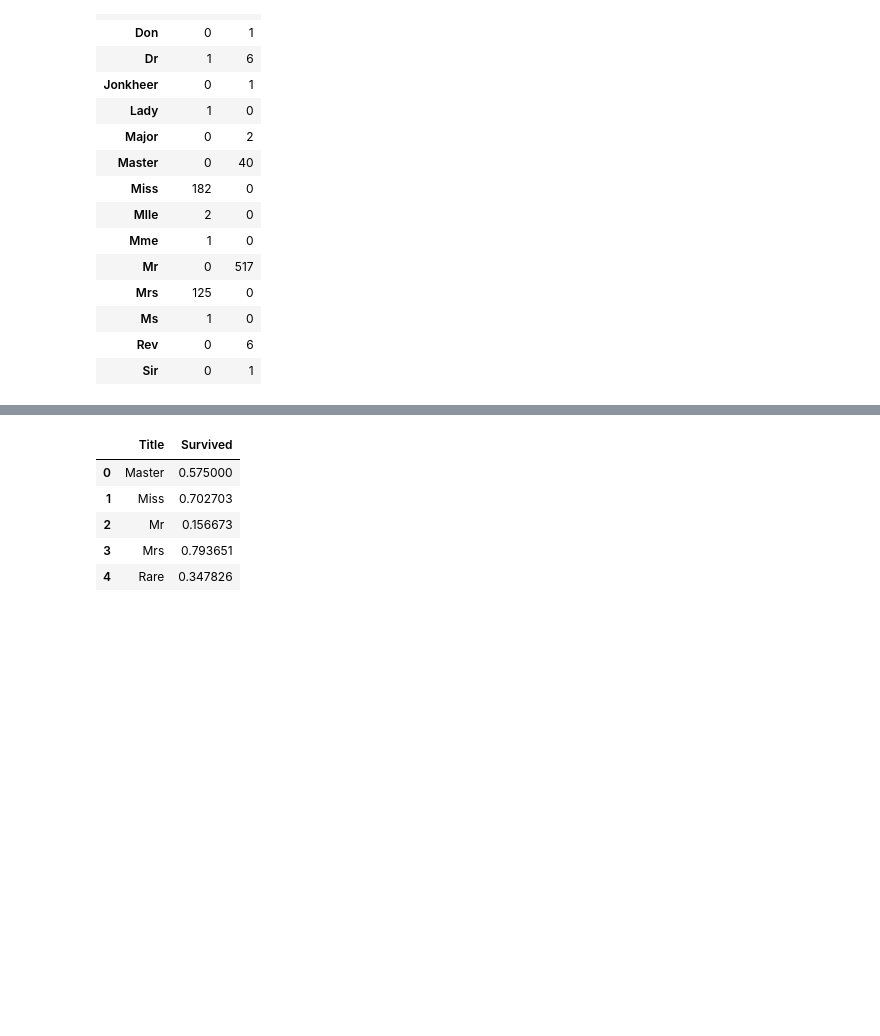
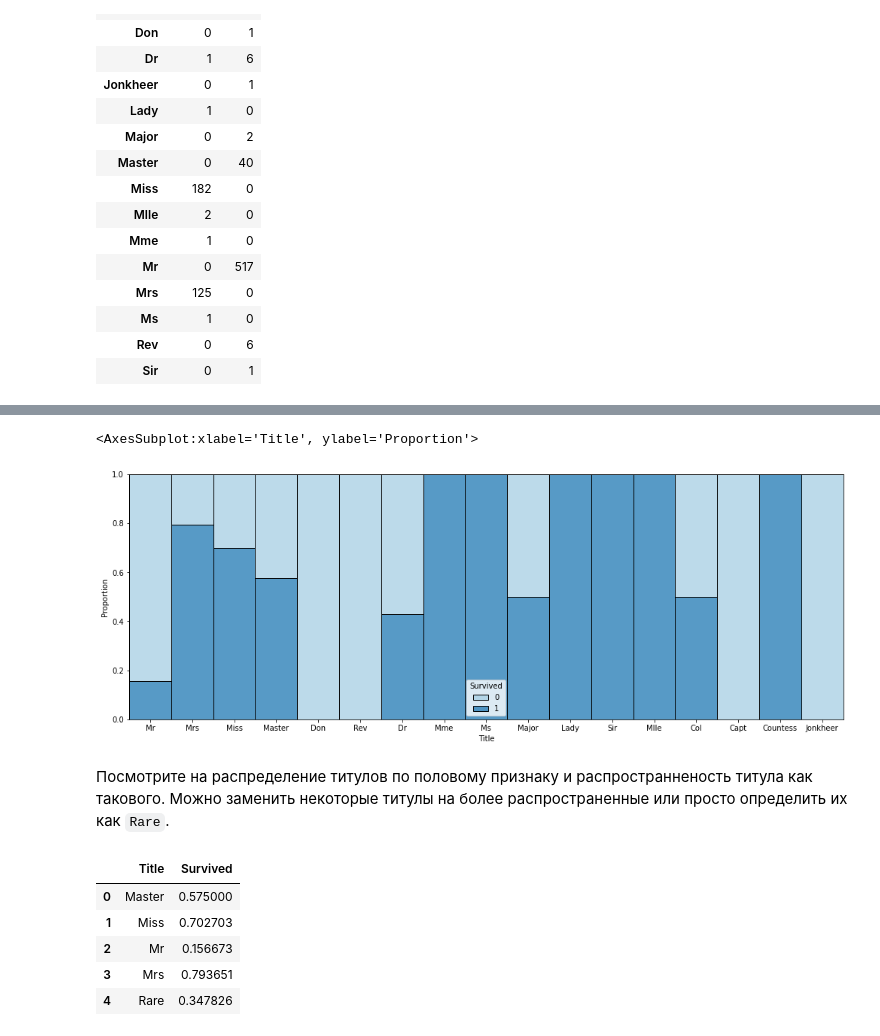
Before and after one commit to teartell/ULSU-BIGDATA-COURSE, a Jupyter notebook: labs/lab-titanic/titanic-data-science-solutions.ipynb, the cells around one changed output, grey strips where cells are left out. Cells and saved outputs as stored; diff of their text form; code cells hidden in the pictures; blank space fills up the shorter version.

```diff
--- a/labs/lab-titanic/titanic-data-science-solutions.ipynb
+++ b/labs/lab-titanic/titanic-data-science-solutions.ipynb
@@ -559,3 +565,15 @@ We can replace many titles with a more common name or classify them as `Rare`.
+# %%
+#sns.catplot(data=train_df, x='Survived', col='Title', kind="count")
+sns.set_palette('Paired')
+
+plt.figure(figsize=(17,6))
+sns.histplot(data=train_df, x='Title', hue='Survived', stat='proportion', multiple='fill', binwidth=1)
+# %% [output]
+<AxesSubplot:xlabel='Title', ylabel='Proportion'>
+[figure, added]
+# %% [markdown]
+Посмотрите на распределение титулов по половому признаку и распространненость титула как такового.
+Можно заменить некоторые титулы на более распространенные или просто определить их как `Rare`.
 # %%
 for dataset in combine:
     dataset['Title'] = dataset['Title'].replace(['Lady', 'Countess','Capt', 'Col',\
```
Also changed, not shown: parts of 28 cells of this notebook.
